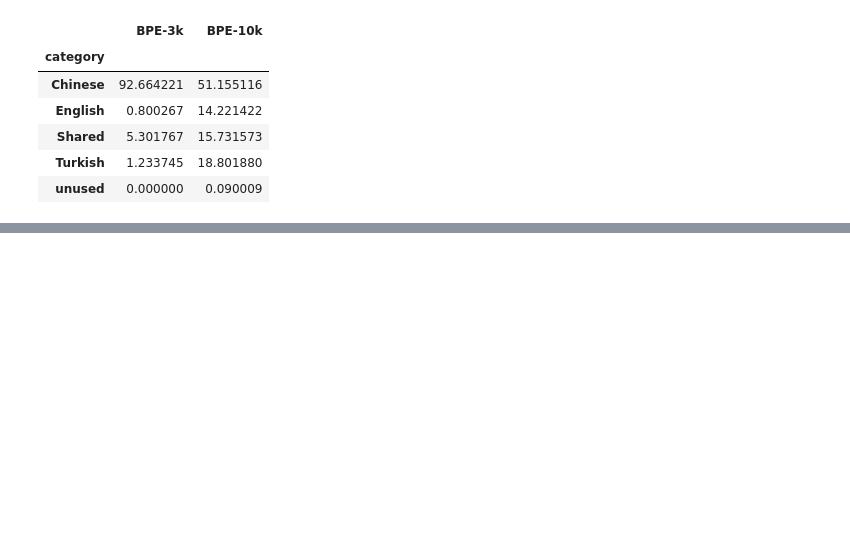
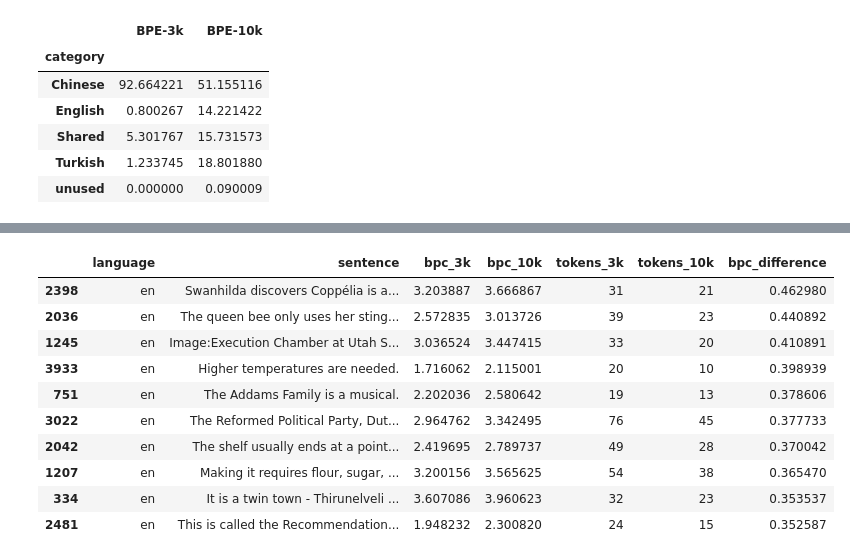
Before and after one commit to elisabeihofer-boop/MaLearn_Adv_Assignment01, a Jupyter notebook: notebooks/evaluation.ipynb, the cells around one changed output, grey strips where cells are left out. Saved outputs shown, nothing was run; the diff lists cells and outputs as text; code cells hidden in the pictures; blank space fills up the shorter version.

```diff
--- a/notebooks/evaluation.ipynb
+++ b/notebooks/evaluation.ipynb
@@ -860,0 +919,19 @@ large_vocab_df[
+# %%
+# best English 3k sentences
+
+english_scores.sort_values(
+    "bpc_difference",
+    ascending=False
+).head(10)
+# %% [output]
+|  | language | sentence | bpc_3k | bpc_10k | tokens_3k | tokens_10k | bpc_difference |
+| 2398 | en | Swanhilda discovers Coppélia is a... | 3.203887 | 3.666867 | 31 | 21 | 0.462980 |
+| 2036 | en | The queen bee only uses her sting... | 2.572835 | 3.013726 | 39 | 23 | 0.440892 |
+| 1245 | en | Image:Execution Chamber at Utah S... | 3.036524 | 3.447415 | 33 | 20 | 0.410891 |
+| 3933 | en | Higher temperatures are needed. | 1.716062 | 2.115001 | 20 | 10 | 0.398939 |
+| 751 | en | The Addams Family is a musical. | 2.202036 | 2.580642 | 19 | 13 | 0.378606 |
+| 3022 | en | The Reformed Political Party, Dut... | 2.964762 | 3.342495 | 76 | 45 | 0.377733 |
+| 2042 | en | The shelf usually ends at a point... | 2.419695 | 2.789737 | 49 | 28 | 0.370042 |
+| 1207 | en | Making it requires flour, sugar, ... | 3.200156 | 3.565625 | 54 | 38 | 0.365470 |
+| 334 | en | It is a twin town - Thirunelveli ... | 3.607086 | 3.960623 | 32 | 23 | 0.353537 |
+| 2481 | en | This is called the Recommendation... | 1.948232 | 2.300820 | 24 | 15 | 0.352587 |
```
Also changed, not shown: parts of 15 cells of this notebook, 1 other file.
